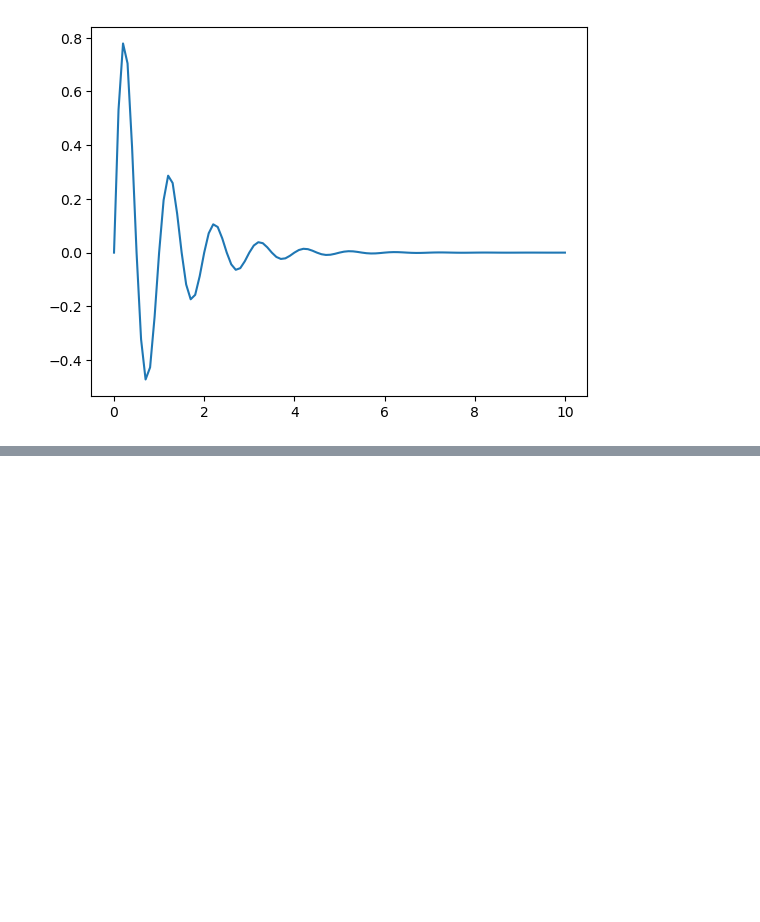
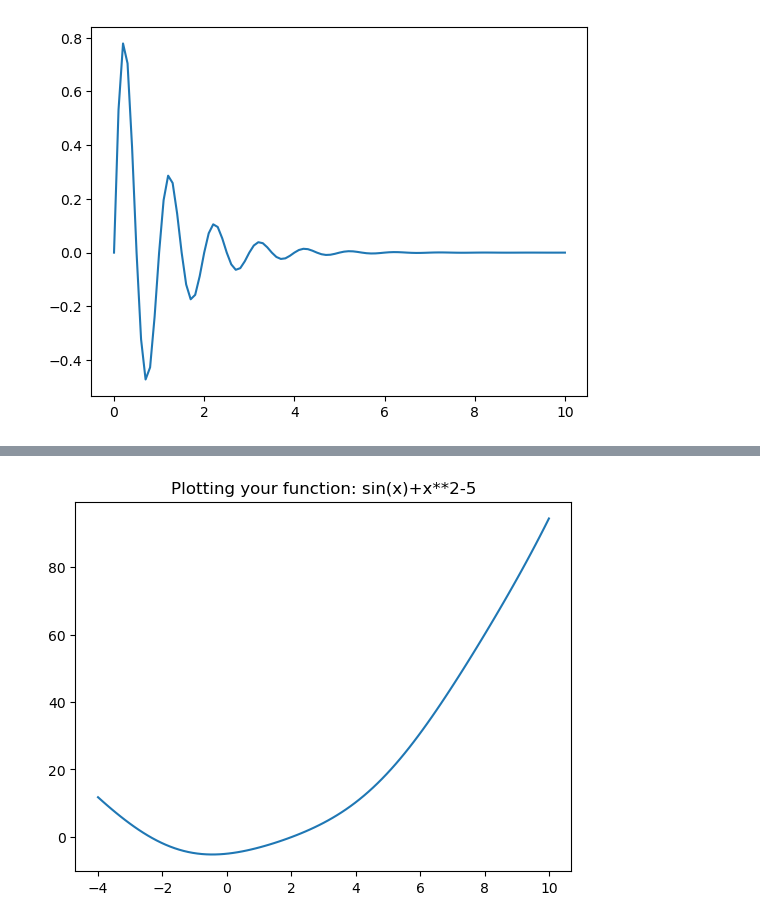
Before and after one commit to yasenstar/python, a Jupyter notebook: Sci_Prog/ch6/6.2_Plotting-Curves-with-Matplotlib.ipynb, the cells around one changed output, grey strips where cells are left out. Drawn from its saved outputs; the diff is of its cells as text; code cells hidden in the pictures; blank space fills up the shorter version.

```diff
--- a/Sci_Prog/ch6/6.2_Plotting-Curves-with-Matplotlib.ipynb
+++ b/Sci_Prog/ch6/6.2_Plotting-Curves-with-Matplotlib.ipynb
@@ -18,0 +90,16 @@ import matplotlib
+# %%
+import matplotlib.pyplot as plt
+from numpy import *
+
+formula = input("Wring a mathematical expression of x:")
+xmin = float(input("Provide lower bound for x:"))
+xmax = float(input("Provide upper bound for x:"))
+
+x = linspace(xmin, xmax, 101)
+y = eval(formula)
+
+plt.plot(x, y)
+plt.title(f"Plotting your function: {formula}")
+plt.show()
+# %% [output]
+[figure, added]
```
Also changed, not shown: parts of 3 cells of this notebook, 7 other files.
